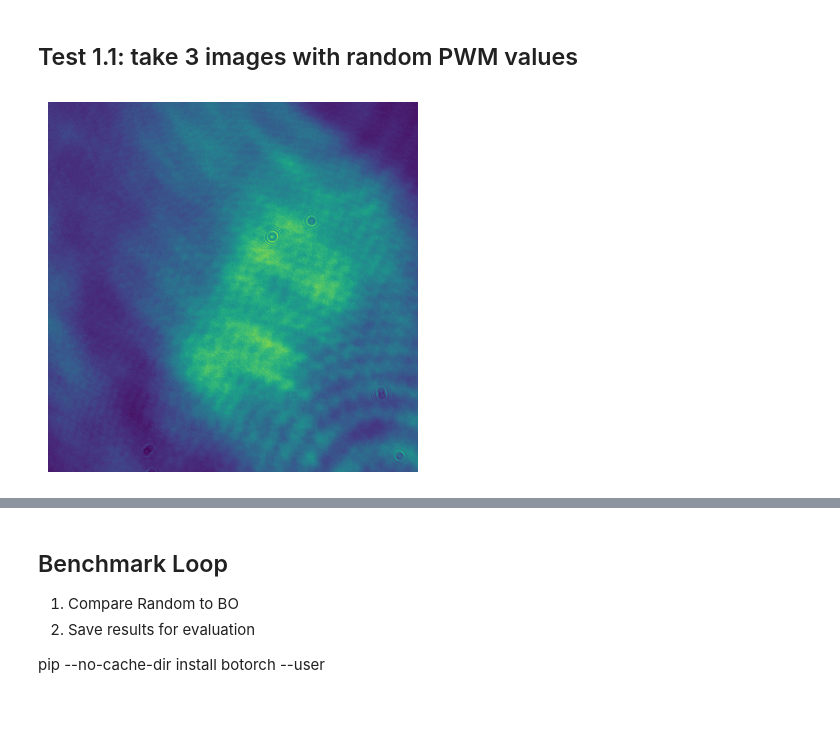
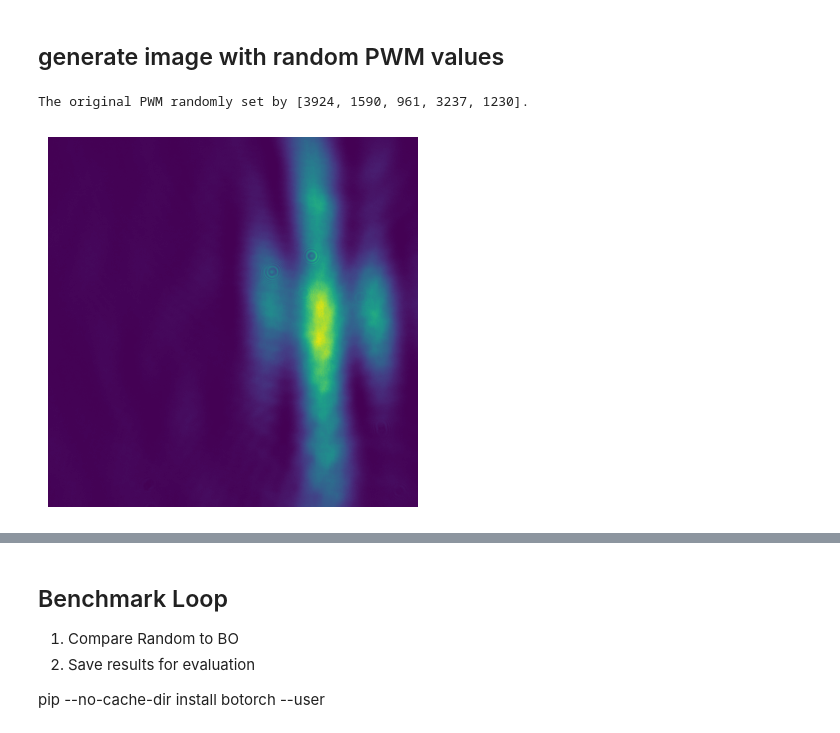
Before and after one commit to Zoe1999Wang/Matterhorn-Studio-DM-project, a Jupyter notebook: codes/BO_zoe_Attempt2.ipynb, the cells around one changed output, grey strips where cells are left out. Drawn from its saved outputs; the diff is of its cells as text; code cells hidden in the pictures.

```diff
--- a/codes/BO_zoe_Attempt2.ipynb
+++ b/codes/BO_zoe_Attempt2.ipynb
@@ -1,59 +1,38 @@
 # %% [markdown]
-## Test 1.1: take 3 images with random PWM values
+## generate image with random PWM values
 # %%
 import csv
 import numpy as np
 import random
 import time
 from PIL import Image
 from imageio import imwrite,imread
 import os
 from pylablib.devices import Thorlabs
 from PIL import Image
 import PIL.ImageOps
 import matplotlib.pyplot as plt
-def mkdir(path):
-	folder = os.path.exists(path)
-	if not folder:
-		os.makedirs(path)
 
 from pylablib.devices import Thorlabs
 Thorlabs.list_cameras_tlcam()
 cam = Thorlabs.ThorlabsTLCamera(serial="14308")
-# cam.close()
 cam.set_exposure(0.0001) # set exposure to 100ms
-# frame = cam.snap() # grab a single frame
 cam.set_roi(0,1000,0,1000) # set ROI in the upper left corner
-#images = cam.grab(10) # grab 10 frames
 
-i=0
-while i<= 2:
-#     A = np.array([[0],[0],[1000],[0],[3000]], dtype=np.int32)
-    A = np.random.randint(low=0,high=4000,size=(5,1), dtype=np.int32)   # range form 0 to 3000
-    with open('PWM_test.csv', 'w', newline='') as file:
-        mywriter = csv.writer(file, delimiter=',')
-        mywriter.writerows(A)
-    time.sleep(0.1)
-    fig_name = 'pwm='+str(int(A[0]))+'-'+str(int(A[1]))+'-'+str(int(A[2]))+'-'+str(int(A[3]))+'-'+str(int(A[4])) +'-'+str(int(i))
-    raw_image_array = cam.grab(1)    # grab 1 frame
-    image_array=np.array(raw_image_array)
-    squeezed_image_array=image_array.squeeze()
-    # image = plt.imshow(squeezed_image_array)
-
-    # Display the image without axes
-    plt.axis('off')
-    plt.imshow(squeezed_image_array)  # Set the desired colormap if needed
-
-    # Save the image without axes
-#     plt.savefig('image_without_axes.png', bbox_inches='tight', pad_inches=0)
-    plt.savefig(r'C:\Users\plasma\Desktop\jakob_imgs\{fig_name}.png'.format(fig_name=fig_name))  # Save the plot
-
-    import pickle # see for usage: https://www.digitalocean.com/community/tutorials/python-pickle-example
-    file = open(r'C:\Users\plasma\Desktop\jakob_imgs\{fig_name}.pkl'.format(fig_name=fig_name), "wb")
-    pickle.dump(squeezed_image_array, file)
-    file.close()
-    i=i+1
-#can use this to add aberration or add it on pi,see pi_control.py file
+import laserbeamsize as lbs
+A = np.random.randint(low=0,high=4095,size=(5,1), dtype=np.int32)   # range form 0 to 3000
+with open('PWM_test.csv', 'w', newline='') as file:
+    mywriter = csv.writer(file, delimiter=',')
+    mywriter.writerows(A)
+raw_image_array = cam.grab(10) # grab 10 frames
+image_array_initial=np.array(raw_image_array)
+squeezed_image_array=image_array_initial.squeeze()
+random_PWM=A
+random_PWM_printed=A.ravel().tolist()
+print(f"The original PWM randomly set by {random_PWM_printed}.")
+plt.axis('off')
+plt.imshow(image_array_initial[0])
 cam.close()
 # %% [output]
+The original PWM randomly set by [3924, 1590, 961, 3237, 1230].
-[figure, old version]
+[figure, new version]
```
Also changed, not shown: parts of 23 cells of this notebook.
